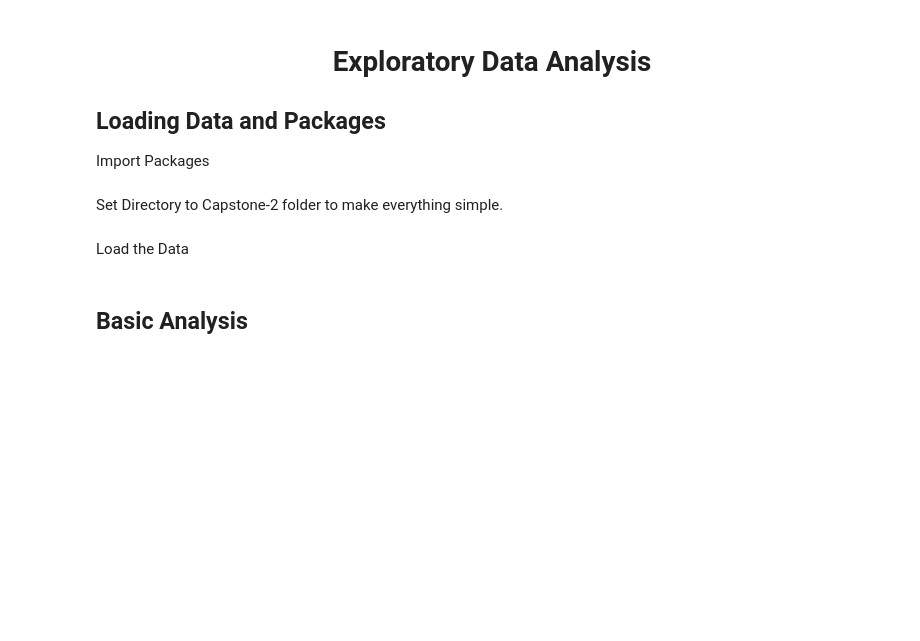
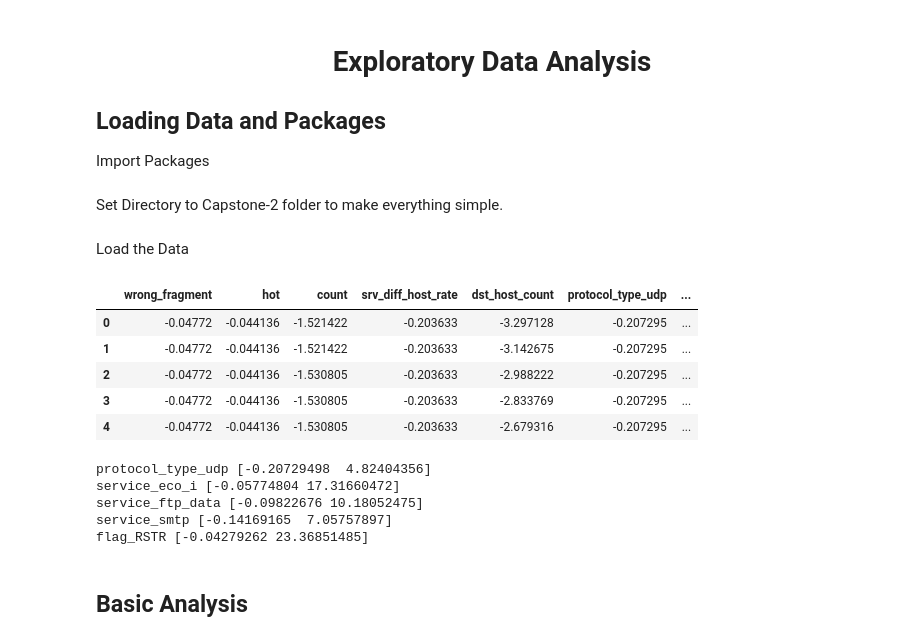
Before and after one commit to Jewdah18/Network-Intrusions, a Jupyter notebook: notebooks/EDA.ipynb, the cells around one changed output. Saved outputs shown, nothing was run; the diff lists cells and outputs as text; code cells hidden in the pictures; blank space fills up the shorter version.

Commit message:
Redoing EDA with better Data

```diff
--- a/notebooks/EDA.ipynb
+++ b/notebooks/EDA.ipynb
@@ -31,7 +31,26 @@ os.chdir(r'C:\Users\jdrel\OneDrive\Documents\Data_Science\Springboard\Capstone-2
 Load the Data
 # %%
 # Import the data
-data = pd.read_csv('./data/interim/KDD Data.csv')
+data = pd.read_csv('./data/processed/KDD Data.csv')
 data = data.drop('Unnamed: 0', axis = 1)
+# %%
+# See the data
+data.head()
+# %% [output]
+|  | wrong_fragment | hot | count | srv_diff_host_rate | dst_host_count | protocol_type_udp | ... |
+| 0 | -0.04772 | -0.044136 | -1.521422 | -0.203633 | -3.297128 | -0.207295 | ... |
+| 1 | -0.04772 | -0.044136 | -1.521422 | -0.203633 | -3.142675 | -0.207295 | ... |
+| 2 | -0.04772 | -0.044136 | -1.530805 | -0.203633 | -2.988222 | -0.207295 | ... |
+| 3 | -0.04772 | -0.044136 | -1.530805 | -0.203633 | -2.833769 | -0.207295 | ... |
+| 4 | -0.04772 | -0.044136 | -1.530805 | -0.203633 | -2.679316 | -0.207295 | ... |
+# %%
+for col in data.columns[5:10]:
+    print(col,data[col].unique())
+# %% [output]
+protocol_type_udp [-0.20729498  4.82404356]
+service_eco_i [-0.05774804 17.31660472]
+service_ftp_data [-0.09822676 10.18052475]
+service_smtp [-0.14169165  7.05757897]
+flag_RSTR [-0.04279262 23.36851485]
 # %% [markdown]
 ## Basic Analysis
```
Also changed, not shown: parts of 2 cells of this notebook.
